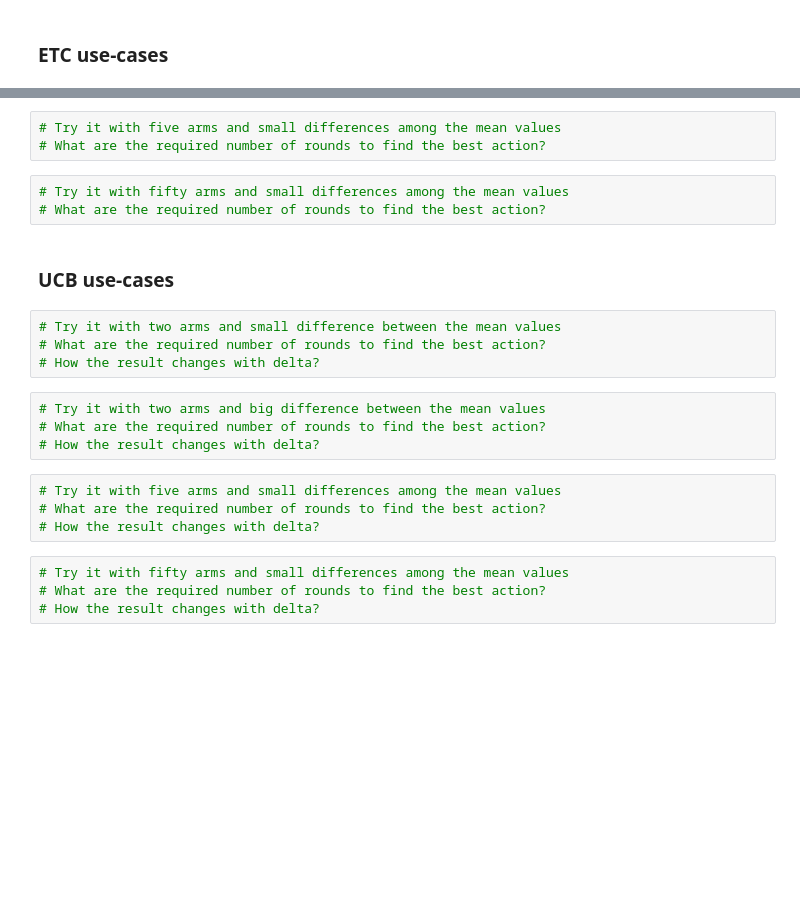
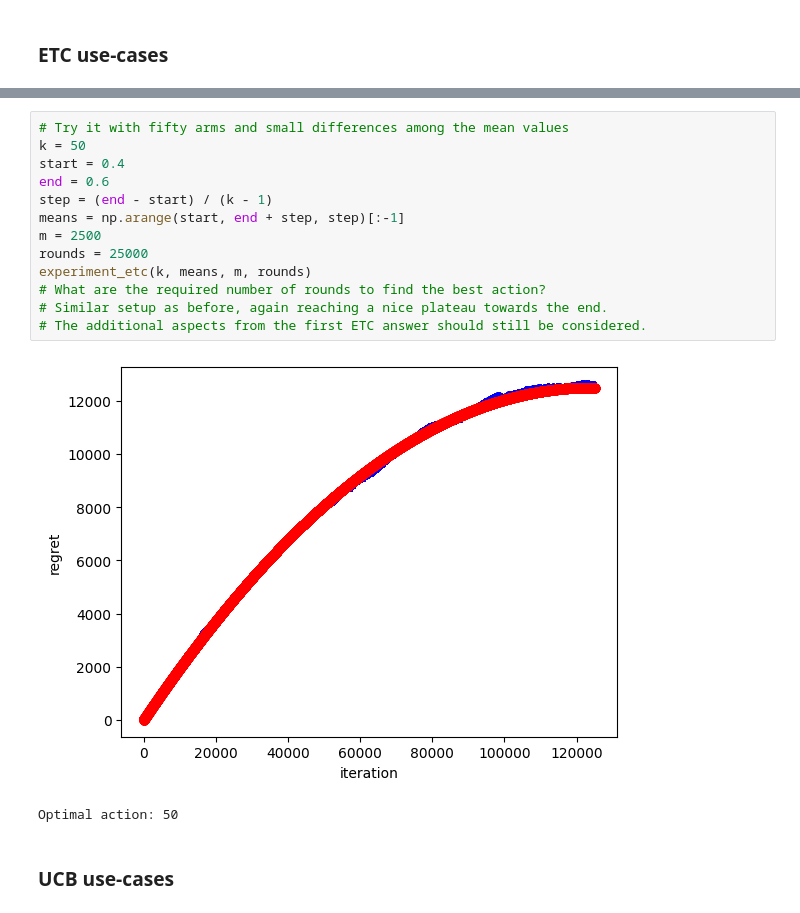
Before and after one commit to nilsmart96/fs-ainf-class, a Jupyter notebook: Assignment Solutions/Block 1/RL-day3-bandits-handout.ipynb, the cells around one changed output, grey strips where cells are left out. Saved outputs shown, nothing was run; the diff lists cells and outputs as text; blank space fills up the shorter version.

```diff
--- a/Assignment Solutions/Block 1/RL-day3-bandits-handout.ipynb
+++ b/Assignment Solutions/Block 1/RL-day3-bandits-handout.ipynb
@@ -158,24 +227,18 @@ def experiment_ucb(k, mu, delta, rounds):
 # %%
-# Try it with five arms and small differences among the mean values
+# Try it with fifty arms and small differences among the mean values
+k = 50
+start = 0.4
+end = 0.6
+step = (end - start) / (k - 1)
+means = np.arange(start, end + step, step)[:-1]
+m = 2500
+rounds = 25000
+experiment_etc(k, means, m, rounds)
 # What are the required number of rounds to find the best action?
+# Similar setup as before, again reaching a nice plateau towards the end.
+# The additional aspects from the first ETC answer should still be considered.
+# %% [output]
+[figure, added]
+Optimal action: 50
-# %%
-# Try it with fifty arms and small differences among the mean values
-# What are the required number of rounds to find the best action?
 # %% [markdown]
 ### UCB use-cases
-# %%
-# Try it with two arms and small difference between the mean values
-# What are the required number of rounds to find the best action?
-# How the result changes with delta?
-# %%
-# Try it with two arms and big difference between the mean values
-# What are the required number of rounds to find the best action?
-# How the result changes with delta?
-# %%
-# Try it with five arms and small differences among the mean values
-# What are the required number of rounds to find the best action?
-# How the result changes with delta?
-# %%
-# Try it with fifty arms and small differences among the mean values
-# What are the required number of rounds to find the best action?
-# How the result changes with delta?
```
Also changed, not shown: parts of 12 cells of this notebook, 5 other files.
